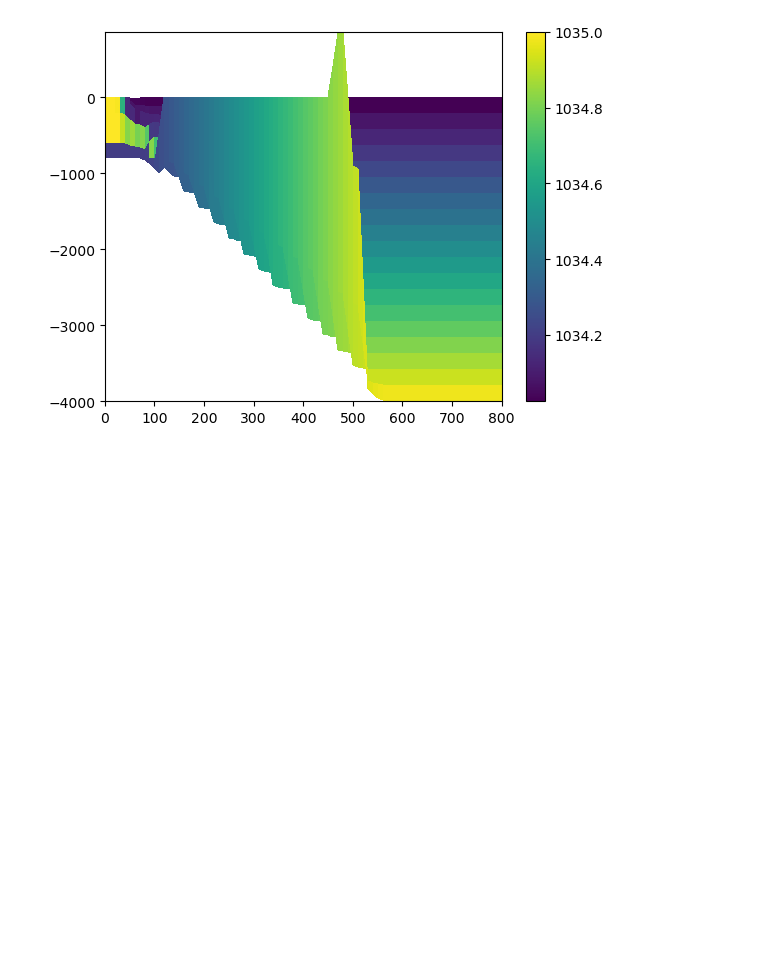
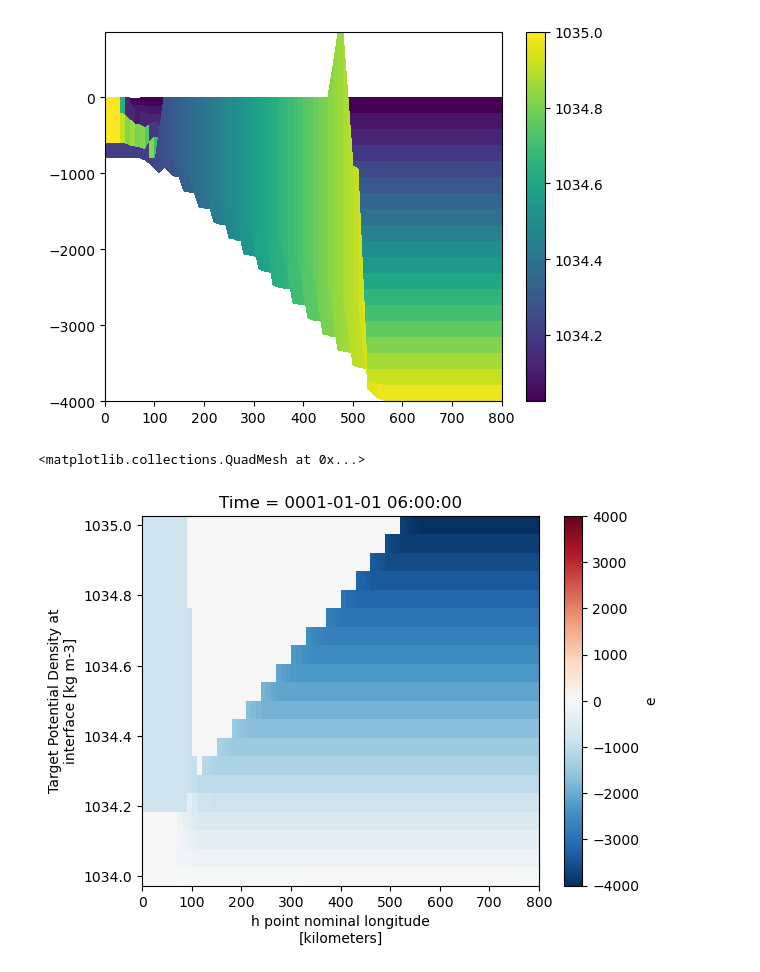
Before and after one commit to gmacgilchrist/MOM6-examples, a Jupyter notebook: ocean_only/flow_downslope/gmac_analysis.ipynb, the cells around one changed output. Drawn from its saved outputs; the diff is of its cells as text; code cells hidden in the pictures; blank space fills up the shorter version.

```diff
--- a/ocean_only/flow_downslope/gmac_analysis.ipynb
+++ b/ocean_only/flow_downslope/gmac_analysis.ipynb
@@ -28,7 +28,7 @@ Data variables:
 # %%
 tmp = 0.5*(ds['e'].isel({zcoord+'_i':slice(0,-1)}).values + ds['e'].isel({zcoord+'_i':slice(1,None)}).values)
 ds['eh'] = ds['temp'].copy(data=tmp)
-ds['eh'] = ds['eh'].where(np.isfinite(ds['eh']),ds['eh'].min(zcoord+'_l'))
+# ds['eh'] = ds['eh'].where(np.isfinite(ds['eh']),ds['eh'].min(zcoord+'_l'))
 # %%
 t = -1
 dsnow = ds.isel(Time=t)
@@ -41,3 +41,8 @@ plt.colorbar()
 # %% [output]
 <matplotlib.colorbar.Colorbar at 0x...>
 [figure]
+# %%
+ds['e'].isel(Time=0).plot()
+# %% [output]
+<matplotlib.collections.QuadMesh at 0x...>
+[figure, added]
```
Also changed, not shown: parts of 1 cell of this notebook, 15 other files.
